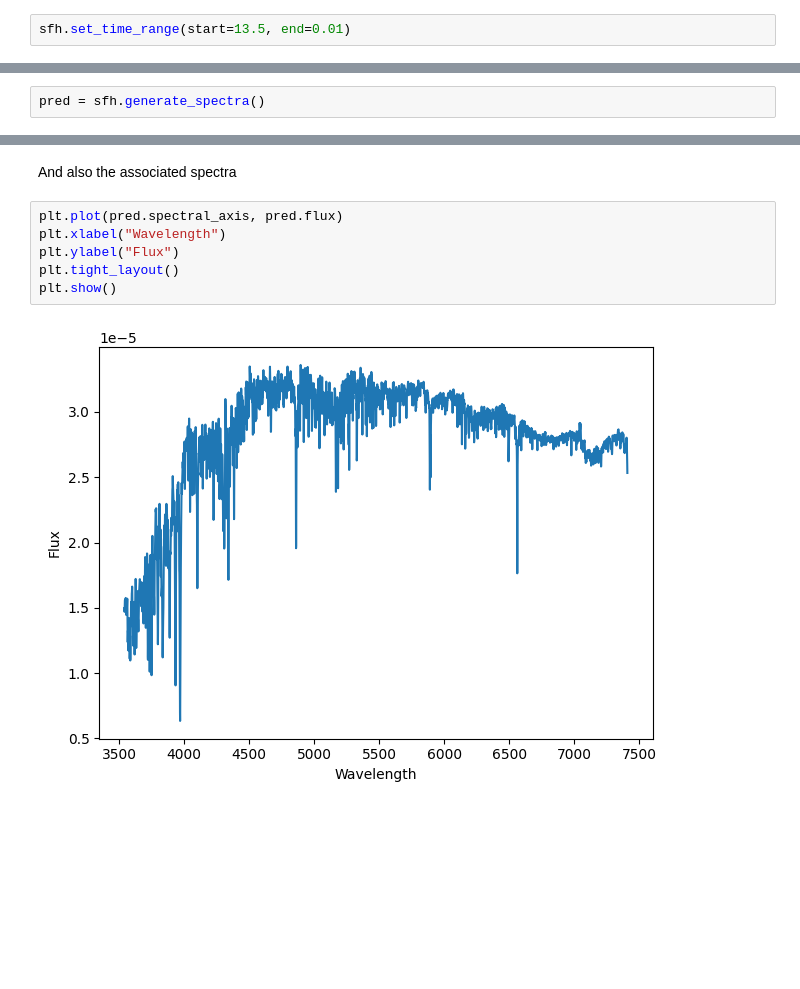
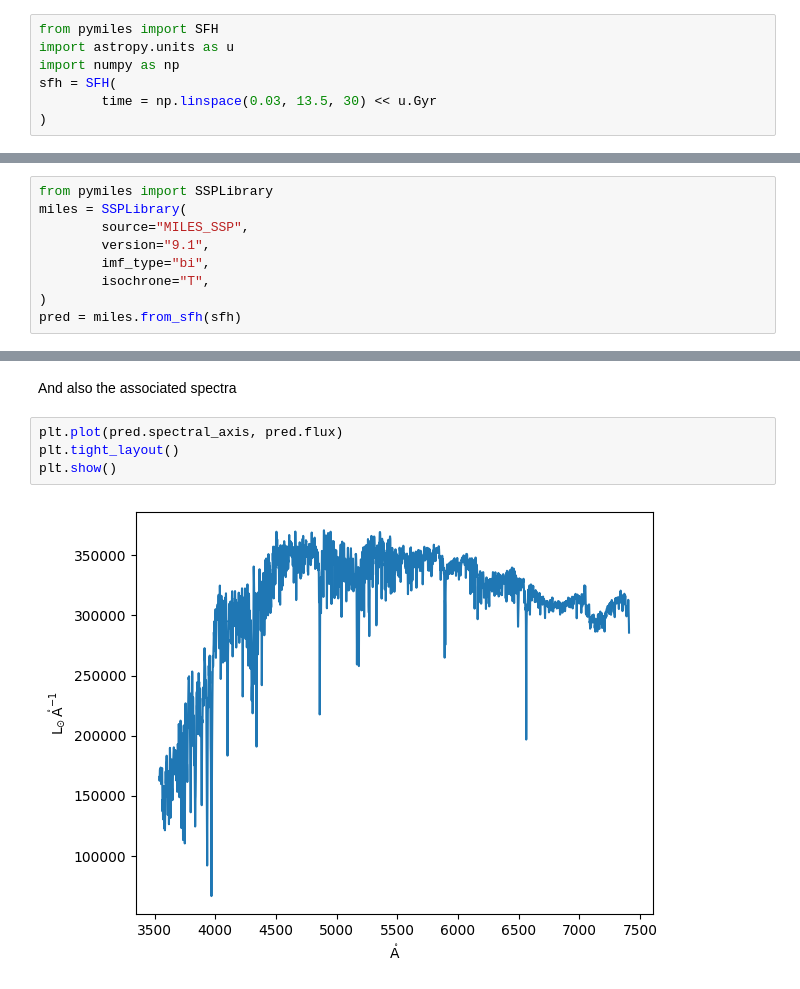
Before and after one commit to miles-iac/milespy, a Jupyter notebook: docs/tutorials/example_sfh.ipynb, the cells around one changed output, grey strips where cells are left out. Saved outputs shown, nothing was run; the diff lists cells and outputs as text; blank space fills up the shorter version.

```diff
--- a/docs/tutorials/example_sfh.ipynb
+++ b/docs/tutorials/example_sfh.ipynb
@@ -26,7 +27,12 @@ sfh = SFH(
 ## Configure
 * Select the age range we want
 # %%
-sfh.set_time_range(start=13.5, end=0.01)
+from pymiles import SFH
+import astropy.units as u
+import numpy as np
+sfh = SFH(
+        time = np.linspace(0.03, 13.5, 30) << u.Gyr
+)
 # %% [markdown]
 * Define the SFR
 # %%
@@ -57,6 +71,13 @@ plt.legend(fontsize=18)
 # %% [markdown]
 ## Generate the predictions
 # %%
-pred = sfh.generate_spectra()
+from pymiles import SSPLibrary
+miles = SSPLibrary(
+        source="MILES_SSP",
+        version="9.1",
+        imf_type="bi",
+        isochrone="T",
+)
+pred = miles.from_sfh(sfh)
 # %% [markdown]
 ## Explore the results
@@ -81,9 +99,7 @@ M/L g-band [3.01242965]
 And also the associated spectra
 # %%
 plt.plot(pred.spectral_axis, pred.flux)
-plt.xlabel("Wavelength")
-plt.ylabel("Flux")
 plt.tight_layout()
 plt.show()
 # %% [output]
-[figure, old version]
+[figure, new version]
```
Also changed, not shown: parts of 10 cells of this notebook, 6 other files.
